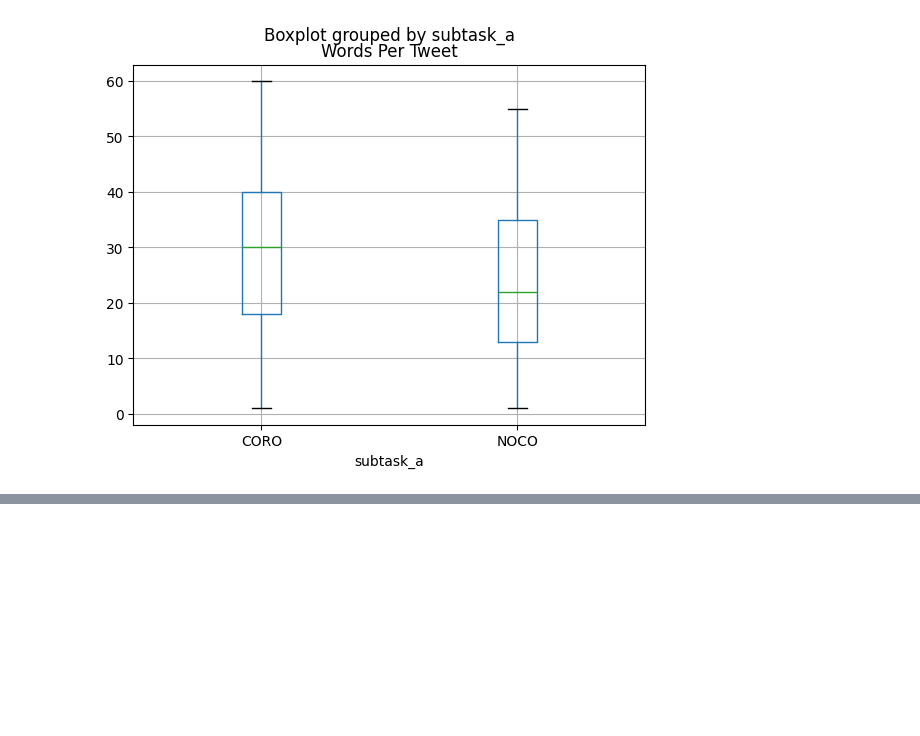
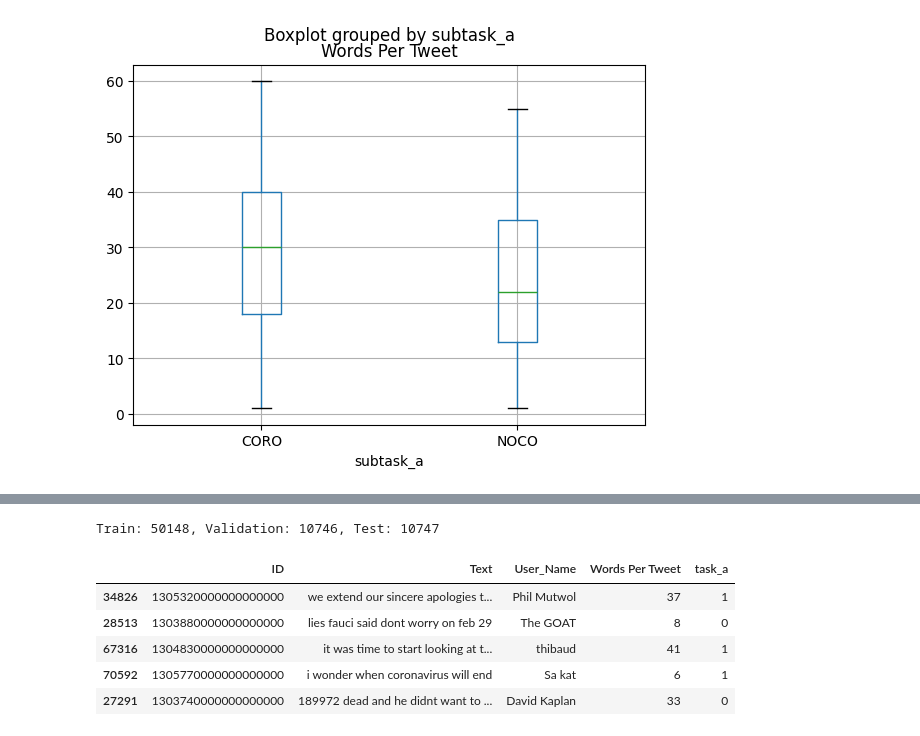
Before and after one commit to vikranth2711/trying, a Jupyter notebook: hackathon.ipynb, the cells around one changed output, grey strips where cells are left out. Cells and saved outputs as stored; diff of their text form; code cells hidden in the pictures; blank space fills up the shorter version.

```diff
--- a/hackathon.ipynb
+++ b/hackathon.ipynb
@@ -81,3 +88,25 @@ df.head()
 from transformers import AutoTokenizer
 model_ckpt = "distilbert-base-uncased"
 tokenizer = AutoTokenizer.from_pretrained(model_ckpt)
+# %%
+from sklearn.model_selection import train_test_split
+
+X = df.drop(columns=['subtask_b','subtask_a','task_b'])
+y = df['task_a']
+
+X_train, X_temp, y_train, y_temp = train_test_split(X, y, test_size=0.3, stratify=y, random_state=42)
+
+X_val, X_test, y_val, y_test = train_test_split(X_temp, y_temp, test_size=0.5, stratify=y_temp, random_state=42)
+
+print(f"Train: {len(X_train)}, Validation: {len(X_val)}, Test: {len(X_test)}")
+# %% [output]
+Train: 50148, Validation: 10746, Test: 10747
+# %%
+X_train.head()
+# %% [output]
+|  | ID | Text | User_Name | Words Per Tweet | task_a |
+| 34826 | 1305320000000000000 | we extend our sincere apologies t... | Phil Mutwol | 37 | 1 |
+| 28513 | 1303880000000000000 | lies fauci said dont worry on feb 29 | The GOAT | 8 | 0 |
+| 67316 | 1304830000000000000 | it was time to start looking at t... | thibaud | 41 | 1 |
+| 70592 | 1305770000000000000 | i wonder when coronavirus will end | Sa kat | 6 | 1 |
+| 27291 | 1303740000000000000 | 189972 dead and he didnt want to ... | David Kaplan | 33 | 0 |
```
Also changed, not shown: parts of 5 cells of this notebook.
